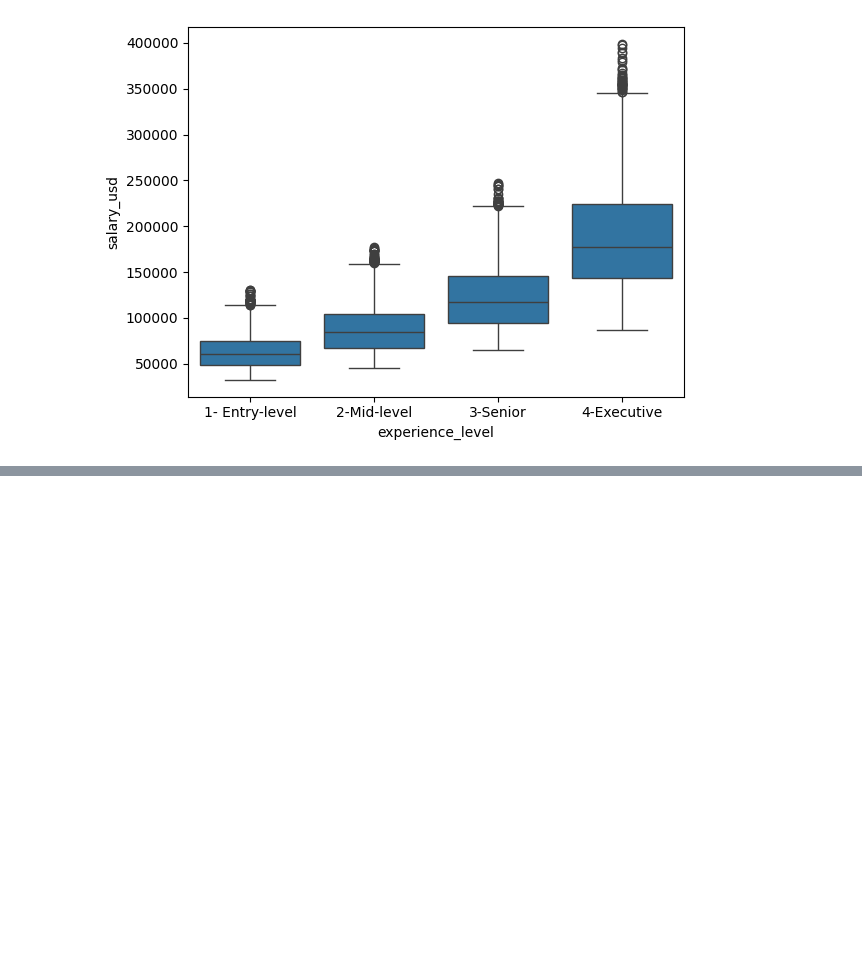
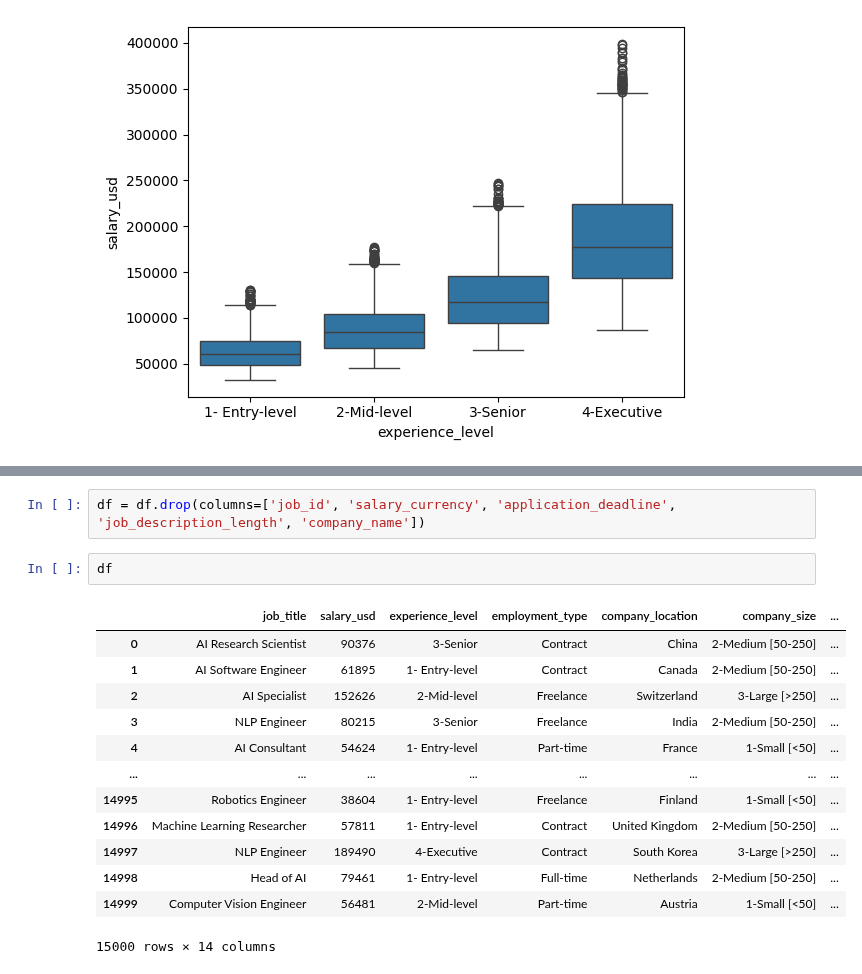
Before and after one commit to Cavalheiro93/mvp-data-analyst-global-ai-market, a Jupyter notebook: Projeto_MVP.ipynb, the cells around one changed output, grey strips where cells are left out. Drawn from its saved outputs; the diff is of its cells as text; blank space fills up the shorter version.

```diff
--- a/Projeto_MVP.ipynb
+++ b/Projeto_MVP.ipynb
@@ -326,0 +361,18 @@ sns.boxplot(data=df, x='experience_level', y='salary_usd')
+# %%
+df = df.drop(columns=['job_id', 'salary_currency', 'application_deadline', 'job_description_length', 'company_name'])
+# %%
+df
+# %% [output]
+|  | job_title | salary_usd | experience_level | employment_type | company_location | company_size | ... |
+| 0 | AI Research Scientist | 90376 | 3-Senior | Contract | China | 2-Medium [50-250] | ... |
+| 1 | AI Software Engineer | 61895 | 1- Entry-level | Contract | Canada | 2-Medium [50-250] | ... |
+| 2 | AI Specialist | 152626 | 2-Mid-level | Freelance | Switzerland | 3-Large [>250] | ... |
+| 3 | NLP Engineer | 80215 | 3-Senior | Freelance | India | 2-Medium [50-250] | ... |
+| 4 | AI Consultant | 54624 | 1- Entry-level | Part-time | France | 1-Small [<50] | ... |
+| ... | ... | ... | ... | ... | ... | ... | ... |
+| 14995 | Robotics Engineer | 38604 | 1- Entry-level | Freelance | Finland | 1-Small [<50] | ... |
+| 14996 | Machine Learning Researcher | 57811 | 1- Entry-level | Contract | United Kingdom | 2-Medium [50-250] | ... |
+| 14997 | NLP Engineer | 189490 | 4-Executive | Contract | South Korea | 3-Large [>250] | ... |
+| 14998 | Head of AI | 79461 | 1- Entry-level | Full-time | Netherlands | 2-Medium [50-250] | ... |
+| 14999 | Computer Vision Engineer | 56481 | 2-Mid-level | Part-time | Austria | 1-Small [<50] | ... |
+15000 rows × 14 columns
```
Also changed, not shown: parts of 9 cells of this notebook.
